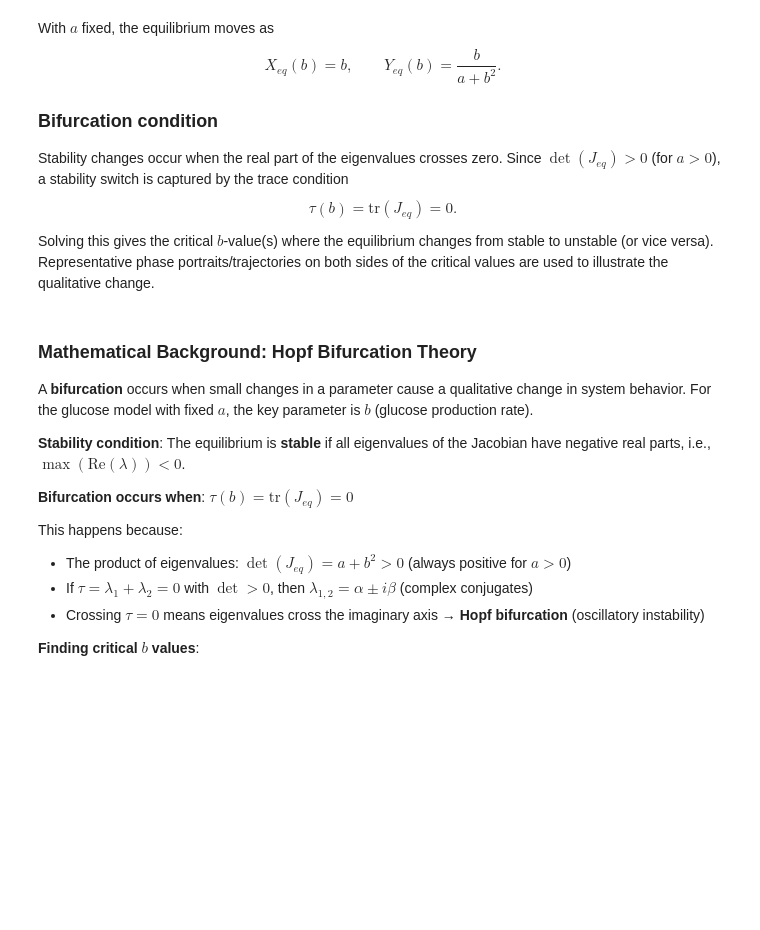
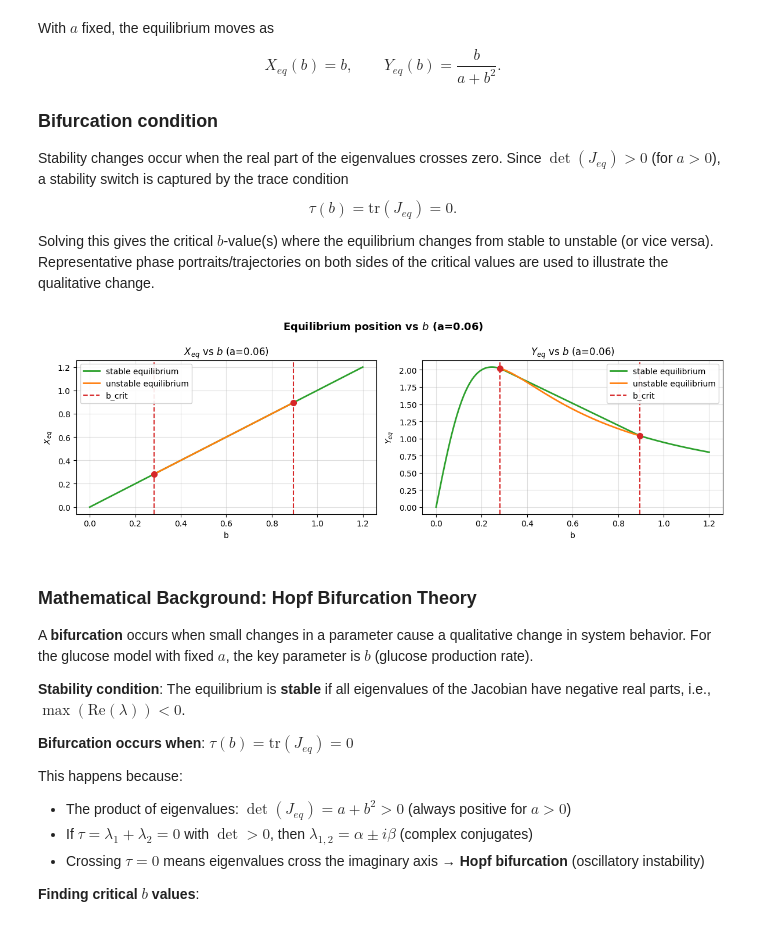
Before and after one commit to trcools/2e-bachelor-Fysica, a Jupyter notebook: Biophysics/Examen/Exam-part-1/finals-part-1.ipynb, the cells around one changed output. Saved outputs shown, nothing was run; the diff lists cells and outputs as text; code cells hidden in the pictures; blank space fills up the shorter version.

```diff
--- a/Biophysics/Examen/Exam-part-1/finals-part-1.ipynb
+++ b/Biophysics/Examen/Exam-part-1/finals-part-1.ipynb
@@ -168,6 +164,10 @@ $$
 $$
 
 Solving this gives the critical $b$-value(s) where the equilibrium changes from stable to unstable (or vice versa). Representative phase portraits/trajectories on both sides of the critical values are used to illustrate the qualitative change.
+# %%
+glucose.plot_equilibrium_vs_b(a=0.06)
+# %% [output]
+[figure, added]
 # %% [markdown]
 ### Mathematical Background: Hopf Bifurcation Theory
 
```
Also changed, not shown: parts of 8 cells of this notebook, 3 other files.
